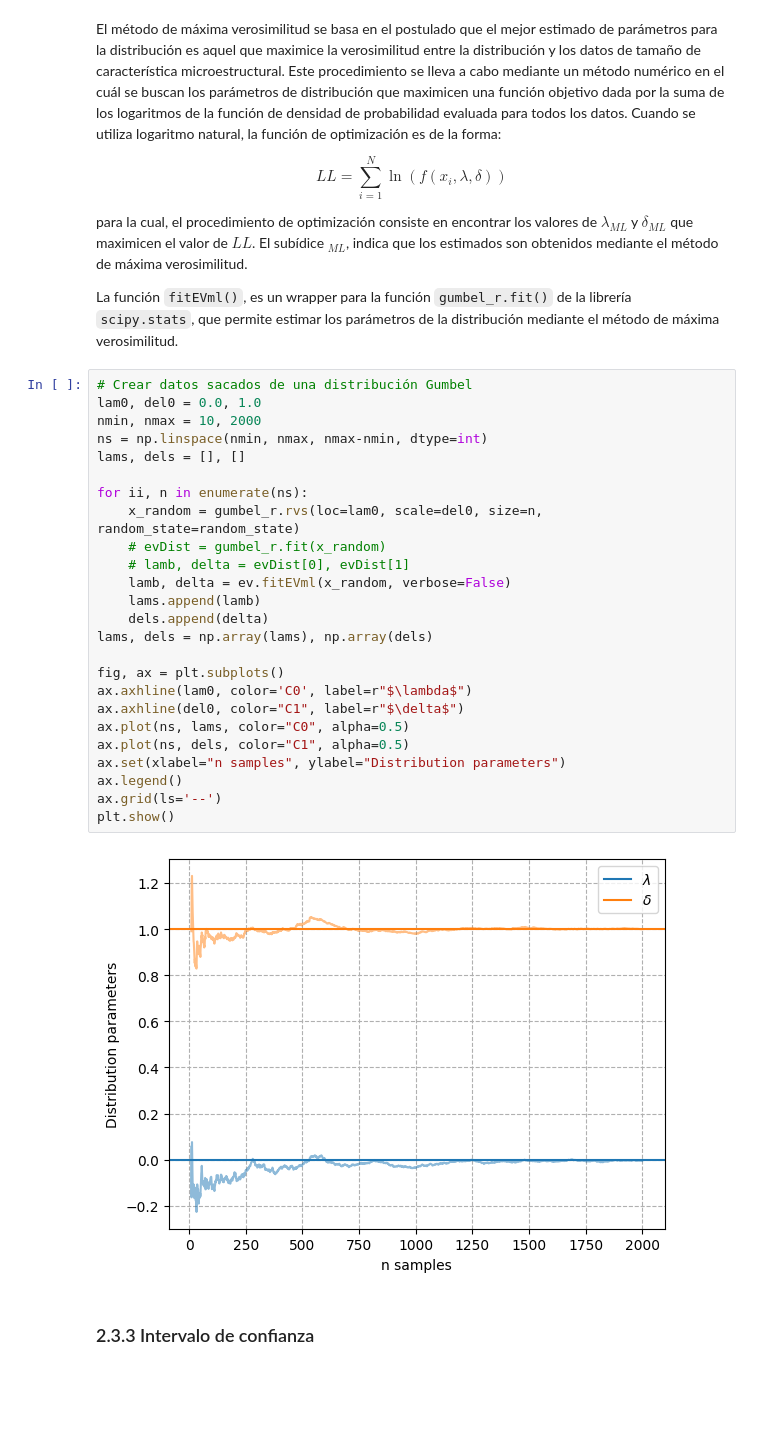
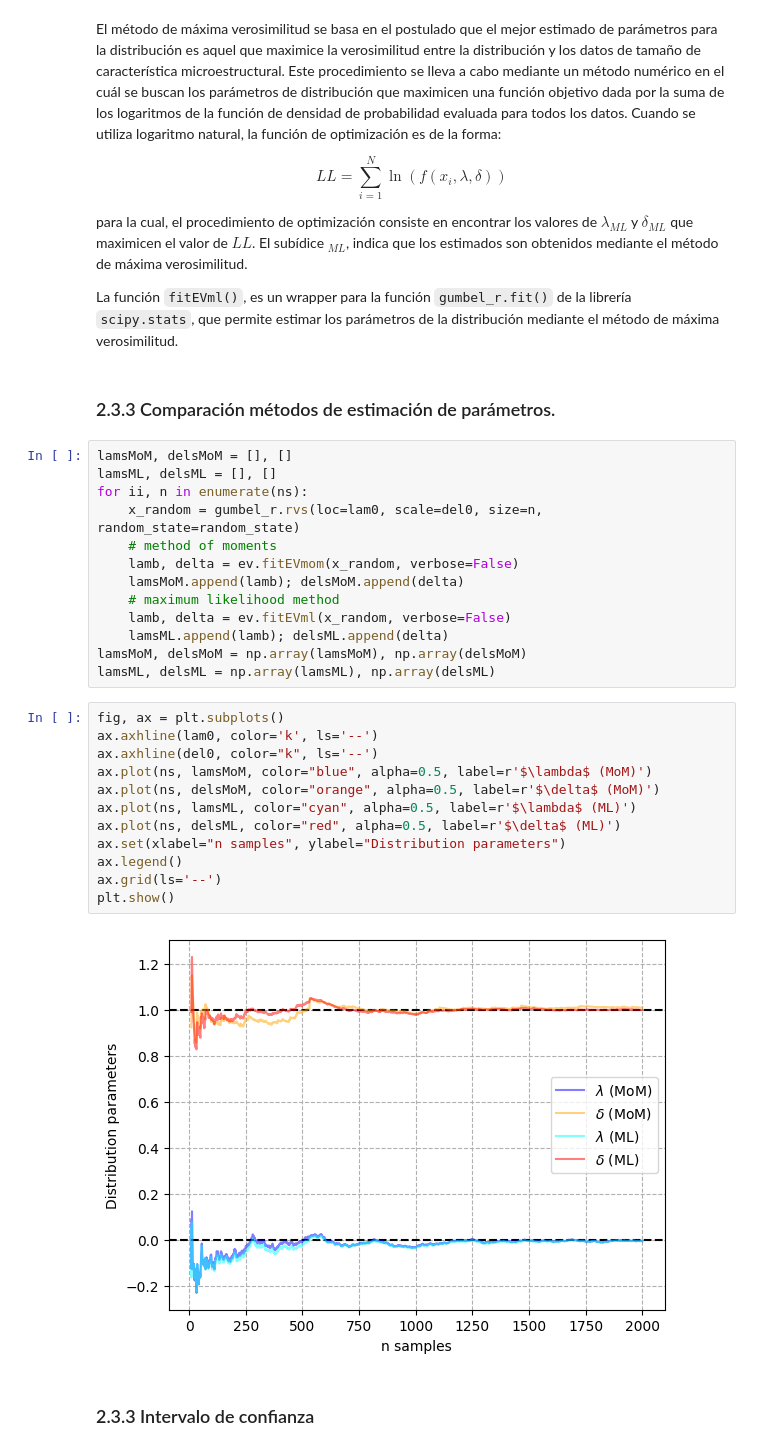
Before and after one commit to eicastroc/steelmaking101, a Jupyter notebook: es/modulo03_ExtremeValueStatistics/01_valoresExtremos.ipynb, the cells around one changed output. Saved outputs shown, nothing was run; the diff lists cells and outputs as text; blank space fills up the shorter version.

```diff
--- a/es/modulo03_ExtremeValueStatistics/01_valoresExtremos.ipynb
+++ b/es/modulo03_ExtremeValueStatistics/01_valoresExtremos.ipynb
@@ -179,33 +159,35 @@ para la cual, el procedimiento de optimización consiste en encontrar los valore
 
 
 La función `fitEVml()`, es un wrapper para la función `gumbel_r.fit()` de la librería `scipy.stats`, que permite estimar los parámetros de la distribución mediante el método de máxima verosimilitud.
-# %%
-# Crear datos sacados de una distribución Gumbel
-lam0, del0 = 0.0, 1.0
-nmin, nmax = 10, 2000
-ns = np.linspace(nmin, nmax, nmax-nmin, dtype=int)
-lams, dels = [], []
-
-for ii, n in enumerate(ns):
-    x_random = gumbel_r.rvs(loc=lam0, scale=del0, size=n, random_state=random_state)
-    # evDist = gumbel_r.fit(x_random)
-    # lamb, delta = evDist[0], evDist[1]
-    lamb, delta = ev.fitEVml(x_random, verbose=False)
-    lams.append(lamb)
-    dels.append(delta)
-lams, dels = np.array(lams), np.array(dels)
-
-fig, ax = plt.subplots()
-ax.axhline(lam0, color='C0', label=r"$\lambda$")
-ax.axhline(del0, color="C1", label=r"$\delta$")
-ax.plot(ns, lams, color="C0", alpha=0.5)
-ax.plot(ns, dels, color="C1", alpha=0.5)
-ax.set(xlabel="n samples", ylabel="Distribution parameters")
-ax.legend()
-ax.grid(ls='--')
-plt.show()
-# %% [output]
-[figure, removed]
+# %% [markdown]
+### 2.3.3 Comparación métodos de estimación de parámetros.
+# %%
+lamsMoM, delsMoM = [], []
+lamsML, delsML = [], []
+for ii, n in enumerate(ns):
+    x_random = gumbel_r.rvs(loc=lam0, scale=del0, size=n, random_state=random_state)
+    # method of moments
+    lamb, delta = ev.fitEVmom(x_random, verbose=False)
+    lamsMoM.append(lamb); delsMoM.append(delta)
+    # maximum likelihood method
+    lamb, delta = ev.fitEVml(x_random, verbose=False)
+    lamsML.append(lamb); delsML.append(delta)
+lamsMoM, delsMoM = np.array(lamsMoM), np.array(delsMoM)
+lamsML, delsML = np.array(lamsML), np.array(delsML)
+# %%
+fig, ax = plt.subplots()
+ax.axhline(lam0, color='k', ls='--')
+ax.axhline(del0, color="k", ls='--')
+ax.plot(ns, lamsMoM, color="blue", alpha=0.5, label=r'$\lambda$ (MoM)')
+ax.plot(ns, delsMoM, color="orange", alpha=0.5, label=r'$\delta$ (MoM)')
+ax.plot(ns, lamsML, color="cyan", alpha=0.5, label=r'$\lambda$ (ML)')
+ax.plot(ns, delsML, color="red", alpha=0.5, label=r'$\delta$ (ML)')
+ax.set(xlabel="n samples", ylabel="Distribution parameters")
+ax.legend()
+ax.grid(ls='--')
+plt.show()
+# %% [output]
+[figure, added]
 # %% [markdown]
 ### 2.3.3 Intervalo de confianza
 # %% [markdown]
```
Also changed, not shown: parts of 3 cells of this notebook, 9 other files.
